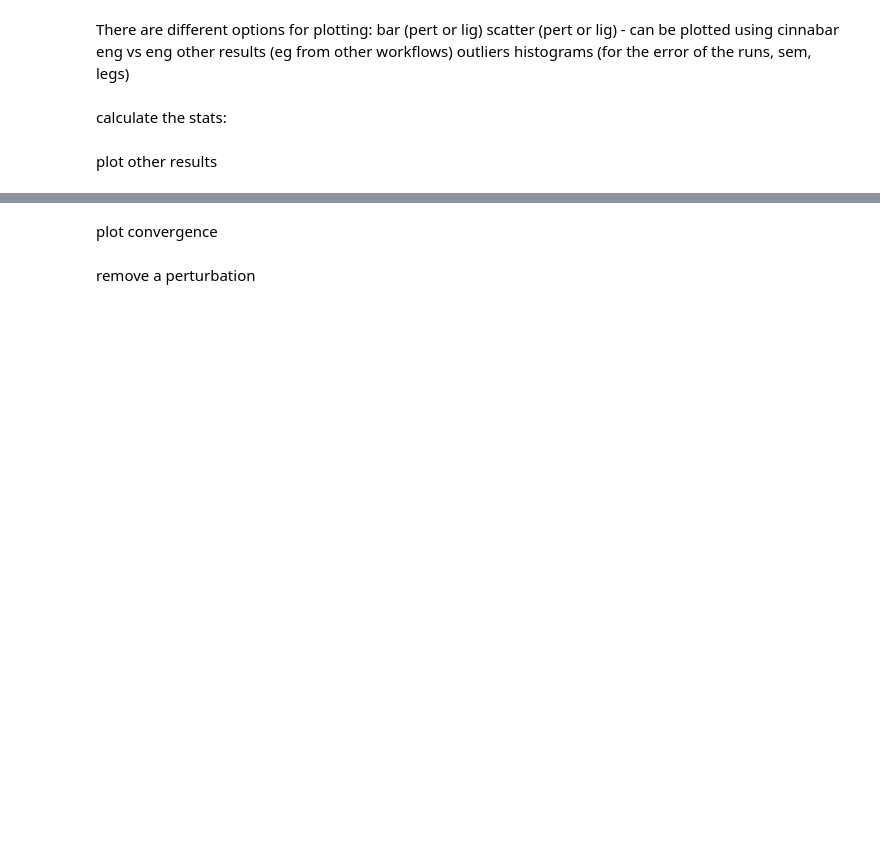
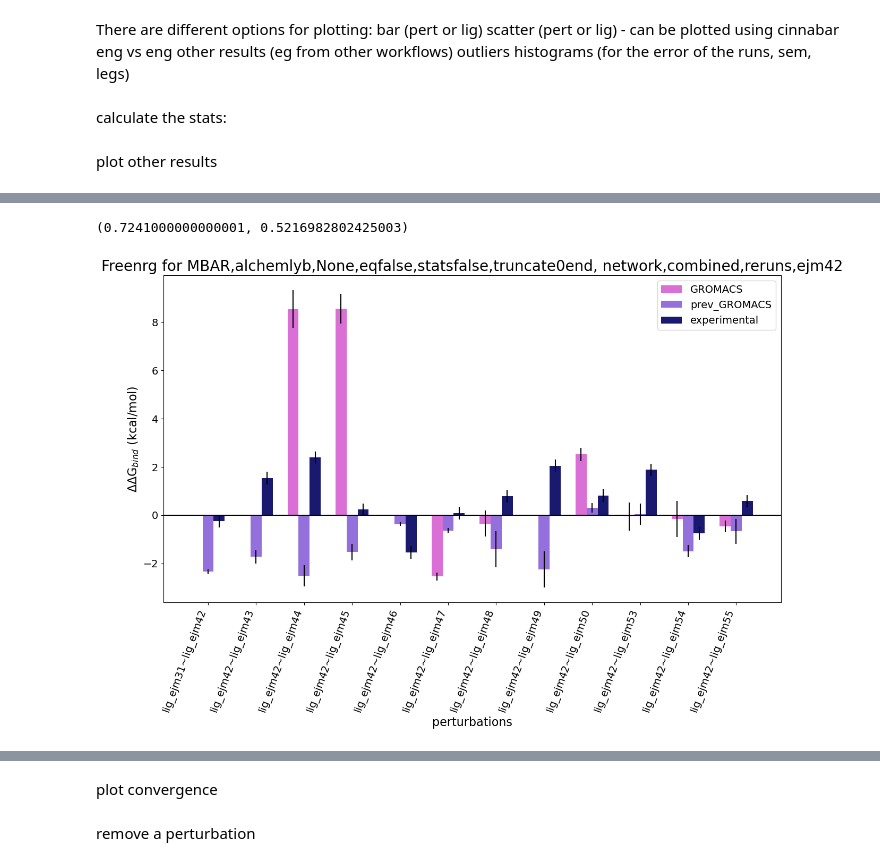
Before and after one commit to annamherz/code, a Jupyter notebook: pipeline_notebooks/analysis_notebook.ipynb, the cells around one changed output, grey strips where cells are left out. Drawn from its saved outputs; the diff is of its cells as text; code cells hidden in the pictures; blank space fills up the shorter version.

```diff
--- a/pipeline_notebooks/analysis_notebook.ipynb
+++ b/pipeline_notebooks/analysis_notebook.ipynb
@@ -170,0 +325,8 @@ all_analysis_object.plot_outliers(**{"yerror": True})
+# %%
+all_analysis_object._stats_object.compute_mue(pert_val="free",y="SOMD",x="prev_SOMD")
+# %% [output]
+(0.7241000000000001, 0.5216982802425003)
+# %%
+all_analysis_object.plot_bar_pert(engine=["GROMACS","prev_GROMACS"])
+# %% [output]
+[figure, added]
```
Also changed, not shown: parts of 13 cells of this notebook, 24 other files.
